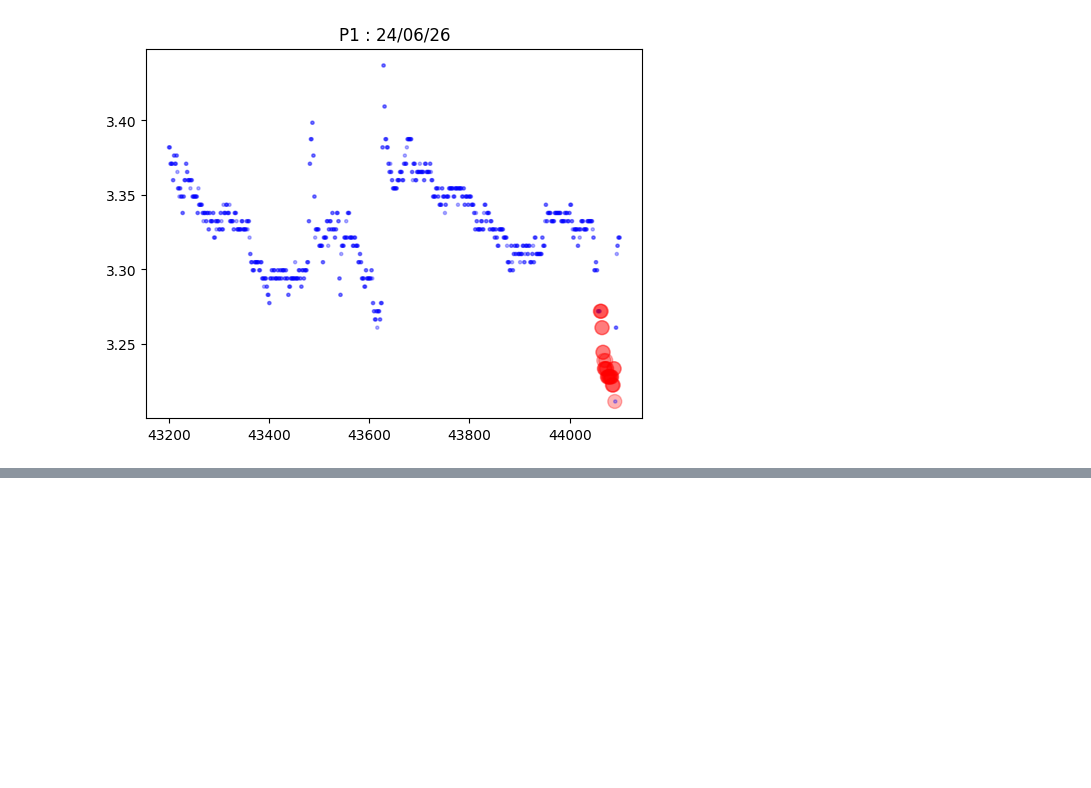
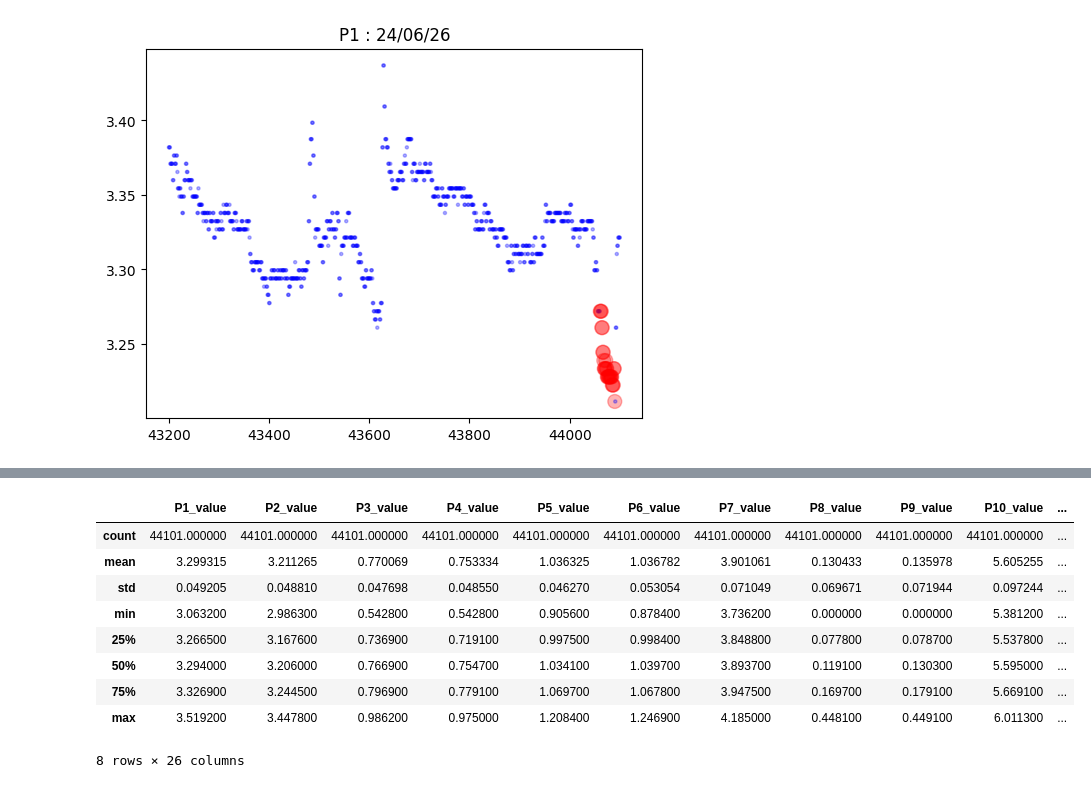
Before and after one commit to Kim-Yeon-Jun/Dacon, a Jupyter notebook: K-water/0_EDA.ipynb, the cells around one changed output, grey strips where cells are left out. Cells and saved outputs as stored; diff of their text form; code cells hidden in the pictures; blank space fills up the shorter version.

```diff
--- a/K-water/0_EDA.ipynb
+++ b/K-water/0_EDA.ipynb
@@ -206,0 +209,10 @@ Visualize_Column(df, 6,6,'date','P1', endpoint=True)
+# %%
+import re
+# 정규표현식을 사용해 자동으로 column 이름 매핑
+for col in df.columns:
+    match = re.match(r'^(P\d+)_flag$', col)  # flag 컬럼 찾기
+    if match:
+        prefix = match.group(1)  # P1, P2, P3 중 하나 추출
+        df[f'{prefix}_value'] = df[prefix] * abs(df[col]-1)  # 곱한 값을 새로운 컬럼에 추가
+
+df.columns
@@ -206,0 +236,3 @@ Visualize_Column(df, 6,6,'date','P1', endpoint=True)
+# %%
+X = df.iloc[:,75:]
+y = df['anomaly']
@@ -206,0 +264,13 @@ Visualize_Column(df, 6,6,'date','P1', endpoint=True)
+# %%
+X.describe()
+# %% [output]
+|  | P1_value | P2_value | P3_value | P4_value | P5_value | P6_value | P7_value | P8_value | P9_value | P10_value | ... |
+| count | 44101.000000 | 44101.000000 | 44101.000000 | 44101.000000 | 44101.000000 | 44101.000000 | 44101.000000 | 44101.000000 | 44101.000000 | 44101.000000 | ... |
+| mean | 3.299315 | 3.211265 | 0.770069 | 0.753334 | 1.036325 | 1.036782 | 3.901061 | 0.130433 | 0.135978 | 5.605255 | ... |
+| std | 0.049205 | 0.048810 | 0.047698 | 0.048550 | 0.046270 | 0.053054 | 0.071049 | 0.069671 | 0.071944 | 0.097244 | ... |
+| min | 3.063200 | 2.986300 | 0.542800 | 0.542800 | 0.905600 | 0.878400 | 3.736200 | 0.000000 | 0.000000 | 5.381200 | ... |
+| 25% | 3.266500 | 3.167600 | 0.736900 | 0.719100 | 0.997500 | 0.998400 | 3.848800 | 0.077800 | 0.078700 | 5.537800 | ... |
+| 50% | 3.294000 | 3.206000 | 0.766900 | 0.754700 | 1.034100 | 1.039700 | 3.893700 | 0.119100 | 0.130300 | 5.595000 | ... |
+| 75% | 3.326900 | 3.244500 | 0.796900 | 0.779100 | 1.069700 | 1.067800 | 3.947500 | 0.169700 | 0.179100 | 5.669100 | ... |
+| max | 3.519200 | 3.447800 | 0.986200 | 0.975000 | 1.208400 | 1.246900 | 4.185000 | 0.448100 | 0.449100 | 6.011300 | ... |
+8 rows × 26 columns
```
Also changed, not shown: parts of 12 cells of this notebook, 5 other files.
